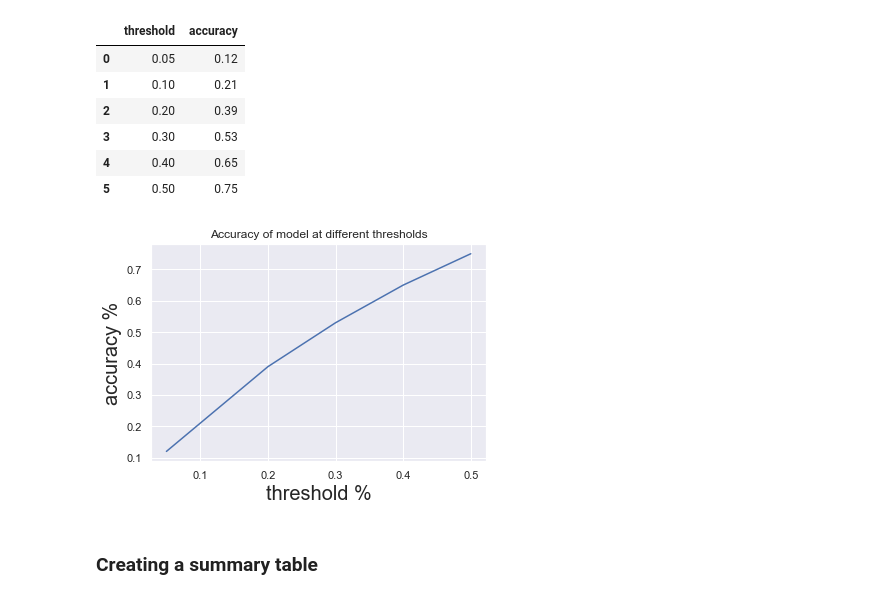
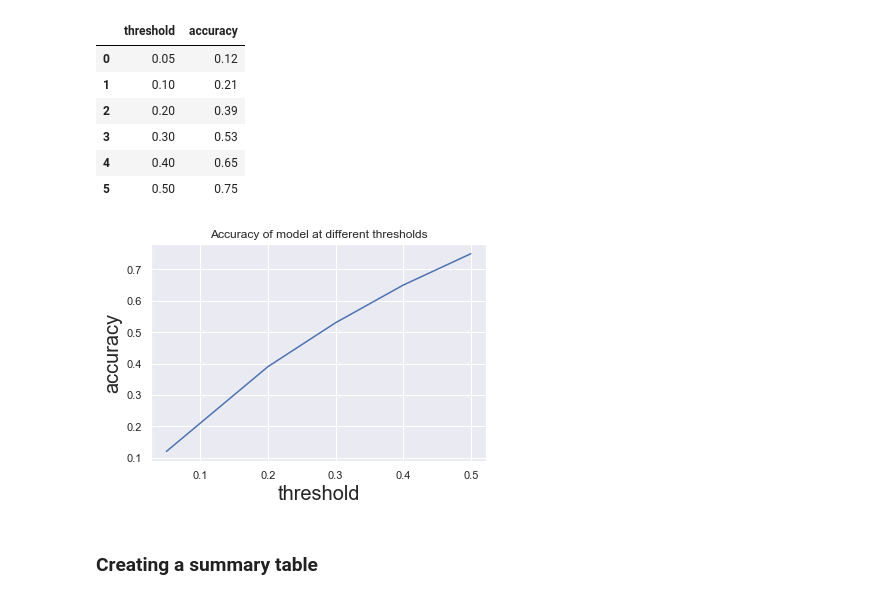
Before and after one commit to RussellAzadKhan/Mastering_FPL, a Jupyter notebook: FPL_data_exploration.ipynb, the cells around one changed output. Drawn from its saved outputs; the diff is of its cells as text; code cells hidden in the pictures.

Commit message:
Tidied up notebook
Added more exploration of seasonal data. Removed some preprocessing that was for TensorFlow.

```diff
--- a/FPL_data_exploration.ipynb
+++ b/FPL_data_exploration.ipynb
@@ -174,7 +253,7 @@ gw_data[1].describe()
 # %% [markdown]
 ## Historical player data
 # %%
-player = pd.read_csv(path_data / '2019-20' / 'players' / 'Sergio_Agüero_210' / 'history.csv')
+player = pd.read_csv(Path.cwd() / 'data' / '2019-20' / 'players' / 'Sergio_Agüero_210' / 'history.csv')
 player
 # %% [output]
 |  | assists | bonus | bps | clean_sheets | creativity | element_code | end_cost | goals_conceded | ... |
@@ -202,7 +281,7 @@ Index(['assists', 'bonus', 'bps', 'clean_sheets', 'creativity', 'element_code',
 just realised should be separating GKs now, as they will not have the same stats <br>
 should therefore separate all positions really
 # %%
-player_names = os.listdir(path_data / '2019-20' / 'players')
+player_names = os.listdir(Path.cwd() / 'data' / '2019-20' / 'players')
 
 names = []
 seasons = []
@@ -216,8 +295,8 @@ NaN_df = pd.DataFrame(a, columns=[player.columns])
 # can't seem to create empty data frame so have created with arbitrary first line to remove later
 player_data = pd.DataFrame(player.loc[player.season_name=='2017/18'])
 for name in player_names:
-    if os.path.isfile(path_data / '2019-20' / 'players' / name / 'history.csv') == True:
-        df = pd.read_csv(path_data / '2019-20' / 'players' / name / 'history.csv')
+    if os.path.isfile(Path.cwd() / 'data' / '2019-20' / 'players' / name / 'history.csv') == True:
+        df = pd.read_csv(Path.cwd() / 'data' / '2019-20' / 'players' / name / 'history.csv')
         if df['season_name'].str.contains('2018/19').any() and df['season_name'].str.contains('2017/18').any():
             names.append(name)
             seasons.append(len(df))
@@ -549,11 +549,11 @@ acc_df
 # %%
 plt.plot(acc_df['threshold'], acc_df['accuracy'])
 plt.title('Accuracy of model at different thresholds')
-plt.xlabel('threshold %', fontsize=20)
-plt.ylabel('accuracy %', fontsize=20)
+plt.xlabel('threshold', fontsize=20)
+plt.ylabel('accuracy', fontsize=20)
 plt.show()
 # %% [output]
-[figure, old version]
+[figure, new version]
 # %% [markdown]
 ### Creating a summary table
 # %%
```
Also changed, not shown: parts of 87 cells of this notebook, 2 other files.
